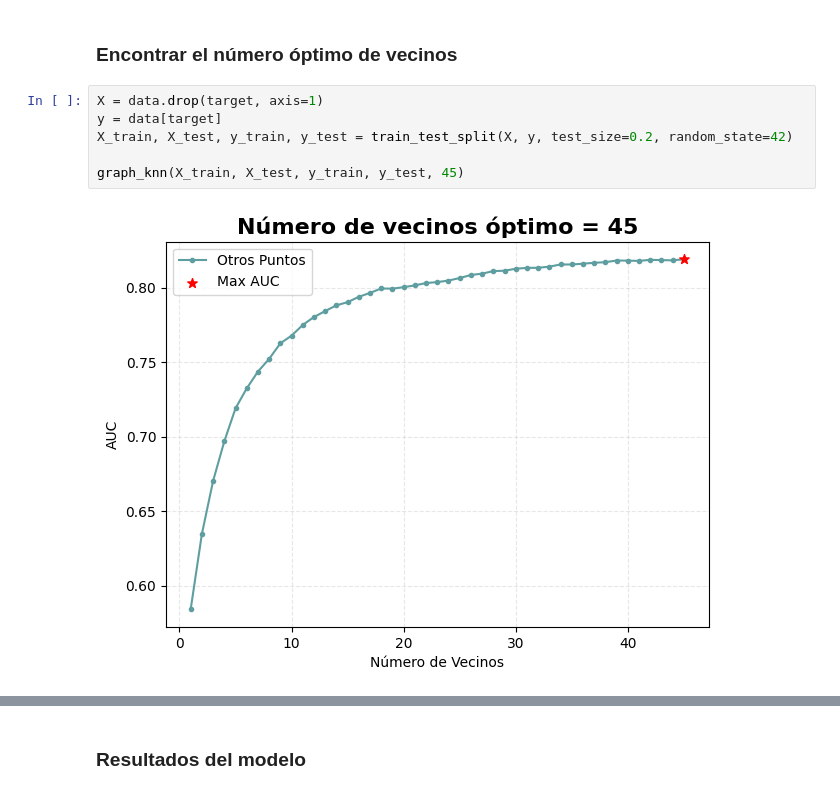
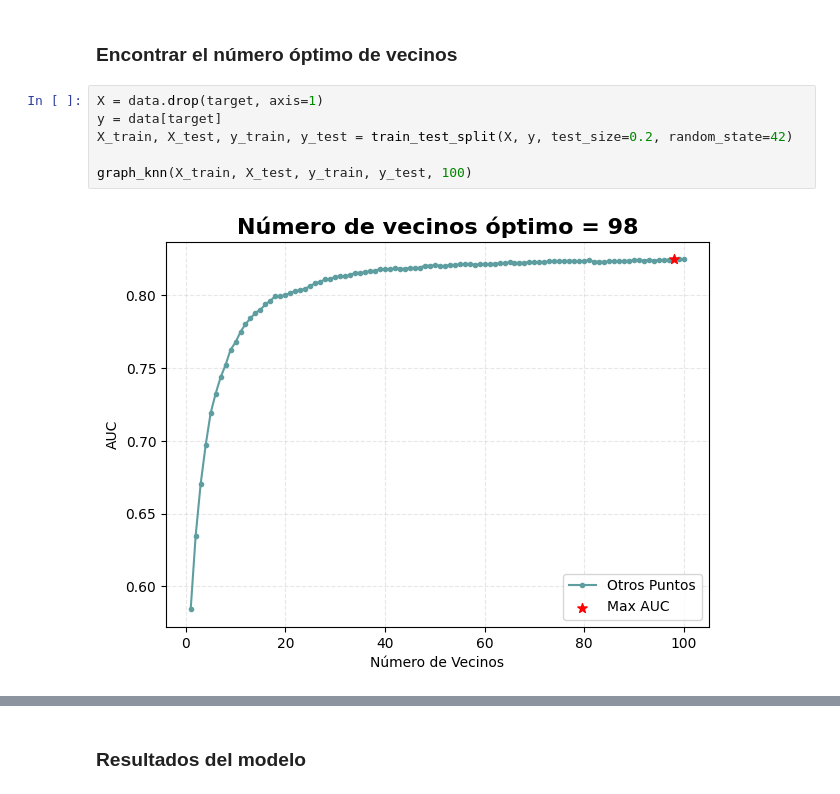
Before and after one commit to luisejdm/Aprendizaje_Estadistico, a Jupyter notebook: Examenes/Examen2_practico.ipynb, the cells around one changed output, grey strips where cells are left out. Saved outputs shown, nothing was run; the diff lists cells and outputs as text.

```diff
--- a/Examenes/Examen2_practico.ipynb
+++ b/Examenes/Examen2_practico.ipynb
@@ -396,9 +400,9 @@ resultados_auc = []
 # %%
 X = data.drop(target, axis=1)
 y = data[target]
 X_train, X_test, y_train, y_test = train_test_split(X, y, test_size=0.2, random_state=42)
 
-graph_knn(X_train, X_test, y_train, y_test, 45)
+graph_knn(X_train, X_test, y_train, y_test, 100)
 # %% [output]
-[figure, old version]
+[figure, new version]
 # %% [markdown]
```
Also changed, not shown: parts of 24 cells of this notebook.
